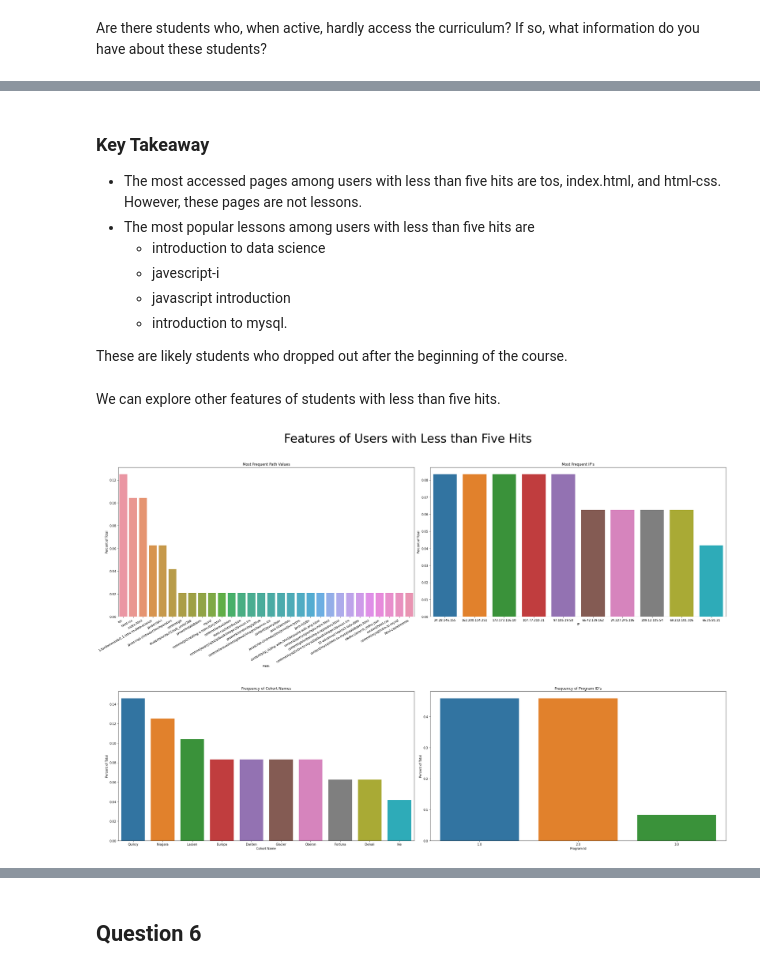
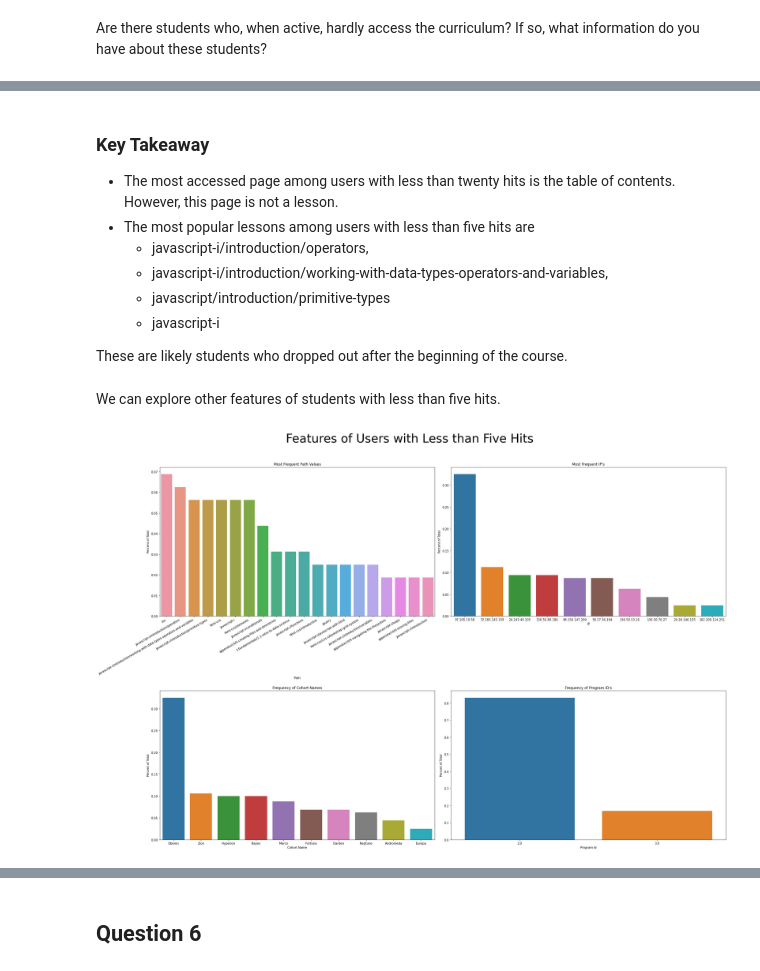
Before and after one commit to malachi-hale/anomaly-detection-project, a Jupyter notebook: Main_Notebook.ipynb, the cells around one changed output, grey strips where cells are left out. Cells and saved outputs as stored; diff of their text form; code cells hidden in the pictures.

```diff
--- a/Main_Notebook.ipynb
+++ b/Main_Notebook.ipynb
@@ -1321,5 +1344,5 @@ times_each_user_appears[times_each_user_appears.number == 1.0]
 # %%
 #Caculate users with less than five hits
-less_than_five = times_each_user_appears[times_each_user_appears.number < 5.0]
-less_than_five
+less_than_twenty = times_each_user_appears[times_each_user_appears.counts < 20.0]
+less_than_twenty
 # %% [output]
@@ -1342,0 +1389,4 @@ less_than_five
+# %%
+less_than_twenty = less_than_twenty.drop([64])
+# %%
+less_than_twenty = less_than_twenty.drop([278])
@@ -1343,6 +1412,6 @@ less_than_five
 # %%
-less_than_five_df = df[df.user_id.isin(less_than_five.index)]
-less_than_five_df.head()
+less_than_twenty_df = df[df.user_id.isin(less_than_twenty.index)]
+less_than_twenty_df.head()
 # %% [output]
 |  | date | time | path | user_id | cohort_id | ip | id | name | slack | start_date | ... |
 | Time |  |  |  |  |  |  |  |  |  |  | ... |
@@ -1365,12 +1434,12 @@ titles = most_popular_paths.set(Title = "Most Popular Paths Among Users with Les
 # %% [markdown]
 ### Key Takeaway
 
- - The most accessed pages among users with less than five hits are tos, index.html, and html-css. However, these pages are not lessons.
+ - The most accessed page among users with less than twenty hits is the table of contents. However, this page is not a lesson.
  - The most popular lessons among users with less than five hits are
-     - introduction to data science
-     - javescript-i
-     - javascript introduction
-     - introduction to mysql.
+     - javascript-i/introduction/operators,
+     - javascript-i/introduction/working-with-data-types-operators-and-variables,
+     - javascript/introduction/primitive-types
+     - javascript-i
 
 These are likely students who dropped out after the beginning of the course.
 # %% [markdown]
@@ -1378,25 +1447,25 @@ We can explore other features of students with less than five hits.
 # %%
 fig, axs = plt.subplots(ncols=2, nrows = 2, figsize = (30, 20))
 fig.suptitle('Features of Users with Less than Five Hits', fontsize = 40)
 #Path
-paths_for_less_than_five = sns.barplot(x='index', y='path', data=less_than_five_df['path'].value_counts(normalize=True).reset_index().sort_values(
-        by='path', ascending=False), ax=axs[0,0])
-ticks = plt.setp(paths_for_less_than_five.get_xticklabels(), rotation = 30, horizontalalignment='right')
-paths_for_less_than_five.set(title = "Most Frequent Path Values", xlabel = "Path", ylabel = "Percent of Total")
+paths_for_less_than_twenty = sns.barplot(x='index', y='path', data=less_than_twenty_df['path'].value_counts(normalize=True).reset_index().sort_values(
+        by='path', ascending=False)[0:20], ax=axs[0,0])
+ticks = plt.setp(paths_for_less_than_twenty.get_xticklabels(), rotation = 30, horizontalalignment='right')
+paths_for_less_than_twenty.set(title = "Most Frequent Path Values", xlabel = "Path", ylabel = "Percent of Total")
 #IP Address
-sns.barplot(x='index', y='ip', data=less_than_five_df['ip'].value_counts(normalize=True).reset_index().sort_values(
+sns.barplot(x='index', y='ip', data=less_than_twenty_df['ip'].value_counts(normalize=True).reset_index().sort_values(
         by='ip', ascending=False).head(10), ax=axs[0, 1]).set(Title = "Most Frequent IP's", xlabel = "IP", ylabel = "Percent of Total")
 #Cohort Names
-sns.barplot(x='index', y='name', data=less_than_five_df['name'].value_counts(normalize=True).reset_index().sort_values(
+sns.barplot(x='index', y='name', data=less_than_twenty_df['name'].value_counts(normalize=True).reset_index().sort_values(
         by='name', ascending=False).head(10), ax=axs[1, 0]).set(Title = "Frequency of Cohort Names", xlabel = "Cohort Name", ylabel = "Percent of Total")
 #Program ID
-sns.barplot(x='index', y='program_id', data=less_than_five_df['program_id'].value_counts(normalize=True).reset_index().sort_values(
+sns.barplot(x='index', y='program_id', data=less_than_twenty_df['program_id'].value_counts(normalize=True).reset_index().sort_values(
         by='program_id', ascending=False), ax=axs[1, 1]).set(Title = "Frequency of Program ID's", xlabel = "Program Id", ylabel = "Percent of Total")
 
 fig.tight_layout()
 fig.subplots_adjust(top=0.9, hspace = 0.5)
 # %% [output]
-[figure, old version]
+[figure, new version]
 # %% [markdown]
 ### Key Takeaways
 
```
Also changed, not shown: parts of 116 cells of this notebook.
